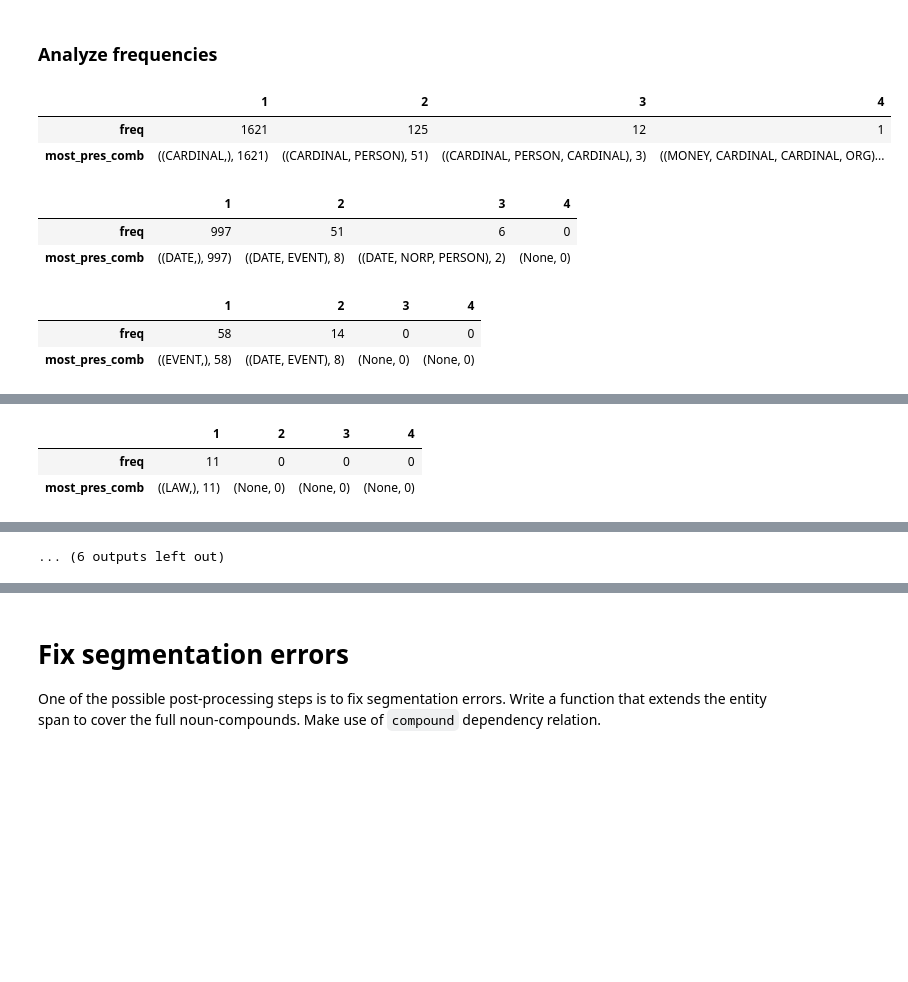
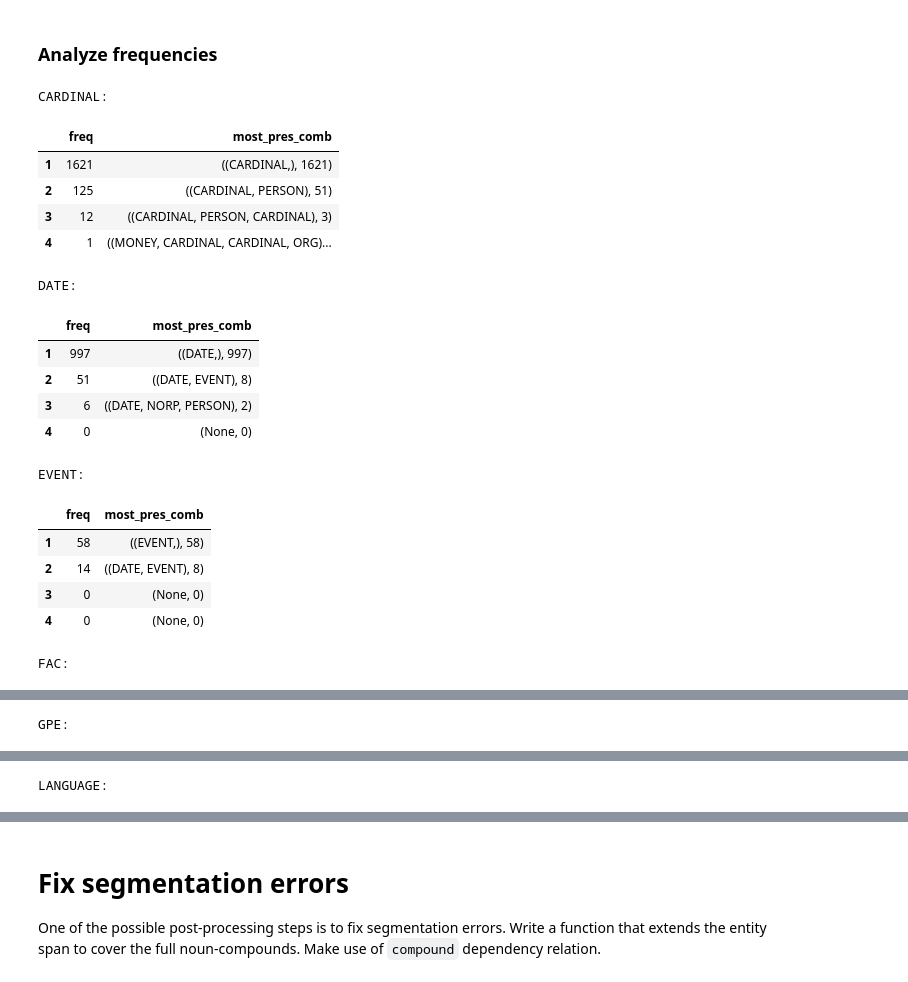
Before and after one commit to RizLuigi/NLU-Assignments, a Jupyter notebook: Second Assignment/Assignment2.ipynb, the cells around one changed output, grey strips where cells are left out. Saved outputs shown, nothing was run; the diff lists cells and outputs as text; code cells hidden in the pictures; blank space fills up the shorter version.

```diff
--- a/Second Assignment/Assignment2.ipynb
+++ b/Second Assignment/Assignment2.ipynb
@@ -192,9 +296,4 @@ def align (hyps):
         new_hyps.append(curr_hyp)
     return new_hyps
 
-new_hyps = align(hyps)
-
-print('OLD:')
-print([(t.text, t.ent_iob_, t.ent_type_, t.whitespace_) for t in hyps[2]])
-print('NEW:')
-print(new_hyps[2])
+hyps = align(hyps)
@@ -266,7 +390,7 @@ display(pd_tbl)
 # %%
 # Evaluate with provided function
 
-results = evaluate(refs, hyps_)
+results = evaluate(refs, hyps)
 
 #Plot
 
@@ -345,67 +482,94 @@ for sent in sents:
 # %%
 from itertools import groupby
 
+# Flatten -> grouped is a list of list of groups -> grouped_flat is a list of groups
 grouped_flat = []
 for sent in grouped:
     for group in sent:
         grouped_flat.append(group)
 
+# Evaluate counts using groupby
+# counts will map each group to the number of times it appears in the corpus
 counts = {}
-
 for key, group in groupby(sorted(grouped_flat), lambda x: x):
     cnts = len(list(group))
     dict_key = tuple(key)
     counts[dict_key] = cnts
-    #print(key, cnts)
+
+
 
 def get_stats_tag (counts, tag):
     '''
     Extract stats for current tag:
-    - number of occurrencies of groups composed by (1, ..., 5) ners
-    - most frequent combination of ners for each dimension
+    - number of occurrencies of groups composed by (1, ..., 4) ners containing the tag
+    - most frequent combination of ners for each group dimensionality
     '''
     stats = {}
     for i in range(1,5):
         act_stat = {}
-        # Find keys for tag tag with len i
-        keys = [key for key in counts.keys() if tag in key and len(key)==i]
-
+        if tag is not None:
+            # Find keys containing tag with len i
+            keys = [key for key in counts.keys() if tag in key and len(key)==i]
+        else:
+            keys = [key for key in counts.keys() if len(key)==i]
+        # Total number of occurrencies
         tot = 0
+        # Max number of occurrencies of single group
         max_so_far = -1
+        # Group that occurs more times
         max_key = None
         for key in keys:
             tot+=counts[key]
             if(counts[key]>max_so_far):
                 max_so_far=counts[key]
                 max_key = key
         act_stat['freq'] = tot
         if max_key is not None:
             act_stat['most_pres_comb'] = (max_key, counts[max_key])
         else:
             act_stat['most_pres_comb'] = (max_key, 0)
         stats[i] = act_stat
     return stats
 
 def get_stats (counts, tags):
     stats = {}
     for tag in tags:
         stats[tag] = get_stats_tag(counts, tag)
+    stats['general'] = get_stats_tag(counts, None)
     return stats
 
-tags = {'CARDINAL', 'DATE', 'EVENT', 'FAC', 'GPE', 'LANGUAGE', 'LAW', 'LOC', 'MONEY', 'NORP', 'ORDINAL', 'ORG', 'PERCENT', 'PERSON', 'PRODUCT', 'QUANTITY', 'TIME', 'WORK_OF_ART'}
+tags = set(mapping.keys())
 
-stats = get_stats(counts, tags)
+statistics = get_stats(counts, tags)
+
+# To display also general stats
+tags.add('general')
 
 for tag in sorted(tags):
-    pd_tbl = pd.DataFrame().from_dict(stats[tag], orient='columns')
+    print(tag+': ')
+    pd_tbl = pd.DataFrame().from_dict(statistics[tag], orient='index')
     display(pd_tbl)
+    print('\n\n')
+
+# To maintain tags clean
+tags.remove('general')
 # %% [output]
+CARDINAL:
-|  | 1 | 2 | 3 | 4 |
-| freq | 1621 | 125 | 12 | 1 |
-| most_pres_comb | ((CARDINAL,), 1621) | ((CARDINAL, PERSON), 51) | ((CARDINAL, PERSON, CARDINAL), 3) | ((MONEY, CARDINAL, CARDINAL, ORG)... |
+|  | freq | most_pres_comb |
+| 1 | 1621 | ((CARDINAL,), 1621) |
+| 2 | 125 | ((CARDINAL, PERSON), 51) |
+| 3 | 12 | ((CARDINAL, PERSON, CARDINAL), 3) |
+| 4 | 1 | ((MONEY, CARDINAL, CARDINAL, ORG)... |
+DATE:
-|  | 1 | 2 | 3 | 4 |
-| freq | 997 | 51 | 6 | 0 |
-| most_pres_comb | ((DATE,), 997) | ((DATE, EVENT), 8) | ((DATE, NORP, PERSON), 2) | (None, 0) |
+|  | freq | most_pres_comb |
+| 1 | 997 | ((DATE,), 997) |
+| 2 | 51 | ((DATE, EVENT), 8) |
+| 3 | 6 | ((DATE, NORP, PERSON), 2) |
+| 4 | 0 | (None, 0) |
+EVENT:
-|  | 1 | 2 | 3 | 4 |
-| freq | 58 | 14 | 0 | 0 |
-| most_pres_comb | ((EVENT,), 58) | ((DATE, EVENT), 8) | (None, 0) | (None, 0) |
+|  | freq | most_pres_comb |
+| 1 | 58 | ((EVENT,), 58) |
+| 2 | 14 | ((DATE, EVENT), 8) |
+| 3 | 0 | (None, 0) |
+| 4 | 0 | (None, 0) |
+FAC:
@@ -414,0 +581 @@ for tag in sorted(tags):
+GPE:
@@ -417,0 +587 @@ for tag in sorted(tags):
+LANGUAGE:
@@ -421,3 +592,0 @@ for tag in sorted(tags):
-|  | 1 | 2 | 3 | 4 |
-| freq | 11 | 0 | 0 | 0 |
-| most_pres_comb | ((LAW,), 11) | (None, 0) | (None, 0) | (None, 0) |
@@ -439 +592,0 @@ for tag in sorted(tags):
-... (6 outputs left out)
```
Also changed, not shown: parts of 26 cells of this notebook.
